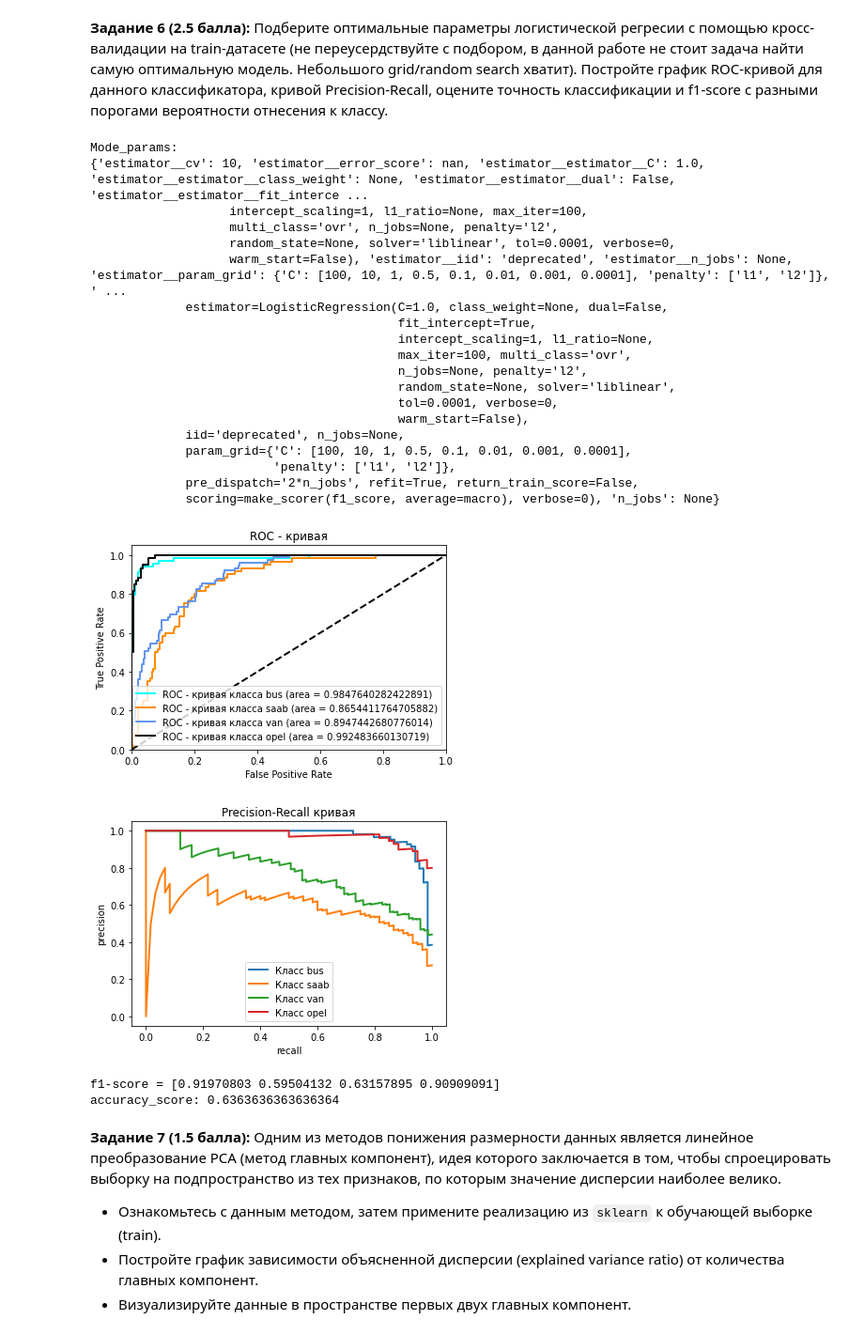
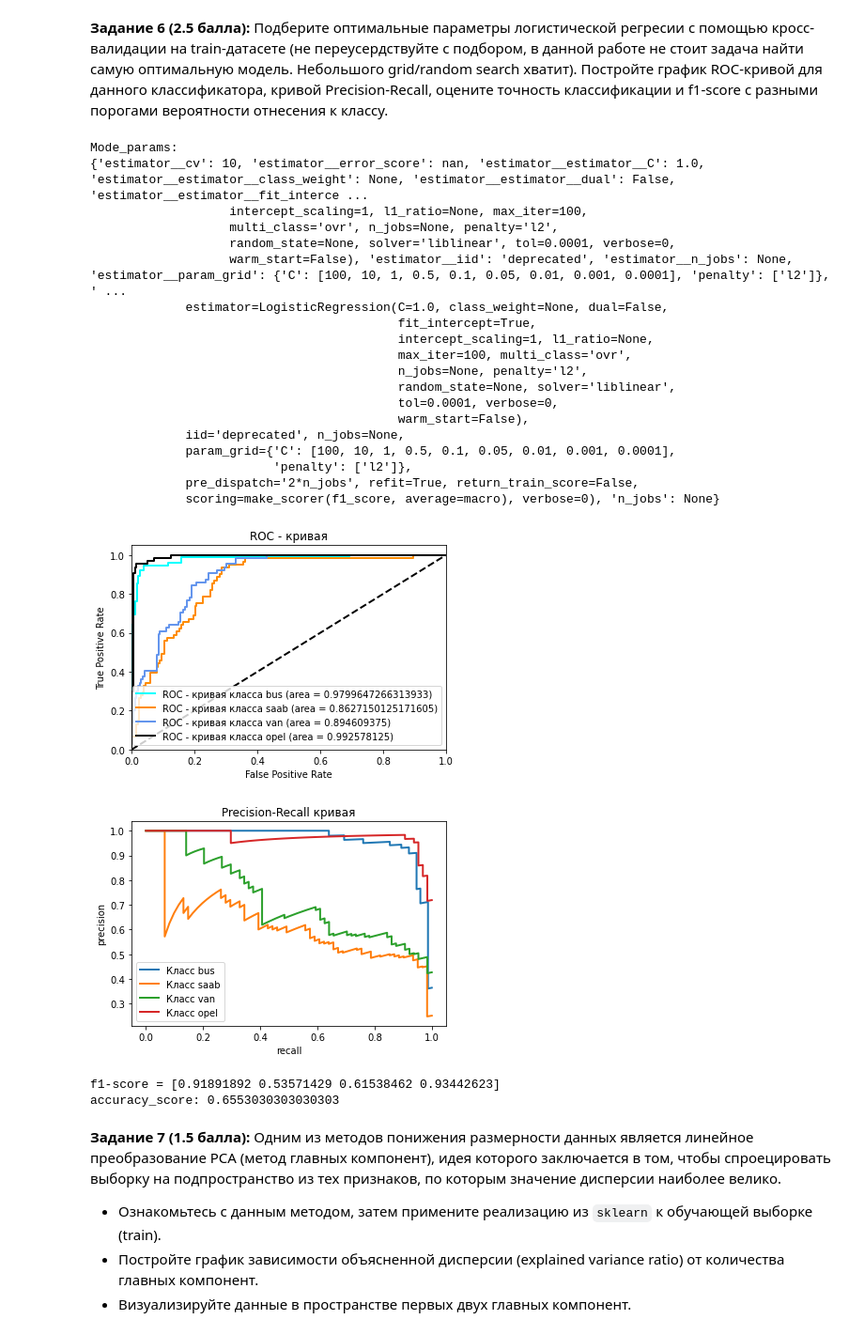
Before and after one commit to dep-810b-studs/mipt-python, a Jupyter notebook: tasks/mipt-python-task-ml.ipynb, the cells around one changed output. Shown at 94% size. Drawn from its saved outputs; the diff is of its cells as text; code cells hidden in the pictures.

Commit message:
python-ml: add graphics in 11th

```diff
--- a/tasks/mipt-python-task-ml.ipynb
+++ b/tasks/mipt-python-task-ml.ipynb
@@ -179,7 +178,7 @@ X_train, X_test, y_train, y_test = train_test_split(X, label_target, test_size=0
 
 model = OneVsRestClassifier(GridSearchCV(LogisticRegression(solver='liblinear', multi_class='ovr'),
                      cv=10,
-                     param_grid={"C": [100, 10, 1, 0.5, 0.1, 0.01, 0.001, 0.0001], "penalty" : ["l1","l2"]},
+                     param_grid={"C": [100, 10, 1, 0.5, 0.1, 0.05, 0.01, 0.001, 0.0001], "penalty" : ["l2"]},
                      scoring=make_scorer(f1_score, **{'average':'macro'})))
 
 model.fit(X_train, y_train)
@@ -216,40 +215,40 @@ recall = dict()
 for i in range(count_classes):
     precision[i], recall[i], _ = precision_recall_curve(y_test[:, i],
                                                         features[:, i])
     plt.plot(recall[i], precision[i], lw=2, label=f'Класс {targets[i]}')
 
 plt.xlabel("recall")
 plt.ylabel("precision")
 plt.legend(loc="best")
 plt.title("Precision-Recall кривая")
 plt.show()
 
 print(f'f1-score = {f1_score(y_test, model.predict(X_test), average=None)}')
 print("accuracy_score:", accuracy_score(y_test, model.predict(X_test)))
 # %% [output]
 Mode_params:
 {'estimator__cv': 10, 'estimator__error_score': nan, 'estimator__estimator__C': 1.0, 'estimator__estimator__class_weight': None, 'estimator__estimator__dual': False, 'estimator__estimator__fit_interce ...
                    intercept_scaling=1, l1_ratio=None, max_iter=100,
                    multi_class='ovr', n_jobs=None, penalty='l2',
                    random_state=None, solver='liblinear', tol=0.0001, verbose=0,
-                   warm_start=False), 'estimator__iid': 'deprecated', 'estimator__n_jobs': None, 'estimator__param_grid': {'C': [100, 10, 1, 0.5, 0.1, 0.01, 0.001, 0.0001], 'penalty': ['l1', 'l2']}, ' ...
+                   warm_start=False), 'estimator__iid': 'deprecated', 'estimator__n_jobs': None, 'estimator__param_grid': {'C': [100, 10, 1, 0.5, 0.1, 0.05, 0.01, 0.001, 0.0001], 'penalty': ['l2']}, ' ...
              estimator=LogisticRegression(C=1.0, class_weight=None, dual=False,
                                           fit_intercept=True,
                                           intercept_scaling=1, l1_ratio=None,
                                           max_iter=100, multi_class='ovr',
                                           n_jobs=None, penalty='l2',
                                           random_state=None, solver='liblinear',
                                           tol=0.0001, verbose=0,
                                           warm_start=False),
              iid='deprecated', n_jobs=None,
-             param_grid={'C': [100, 10, 1, 0.5, 0.1, 0.01, 0.001, 0.0001],
-                         'penalty': ['l1', 'l2']},
+             param_grid={'C': [100, 10, 1, 0.5, 0.1, 0.05, 0.01, 0.001, 0.0001],
+                         'penalty': ['l2']},
              pre_dispatch='2*n_jobs', refit=True, return_train_score=False,
              scoring=make_scorer(f1_score, average=macro), verbose=0), 'n_jobs': None}
-[figure, old version]
+[figure, new version]
-[figure, old version]
+[figure, new version]
-f1-score = [0.91970803 0.59504132 0.63157895 0.90909091]
-accuracy_score: 0.6363636363636364
+f1-score = [0.91891892 0.53571429 0.61538462 0.93442623]
+accuracy_score: 0.6553030303030303
 # %% [markdown]
 __Задание 7 (1.5 балла):__ Одним из методов понижения размерности данных является линейное преобразование PCA (метод главных компонент), идея которого заключается в том, чтобы спроецировать выборку на подпространство из тех признаков, по которым значение дисперсии наиболее велико.
 
```
Also changed, not shown: parts of 5 cells of this notebook.
